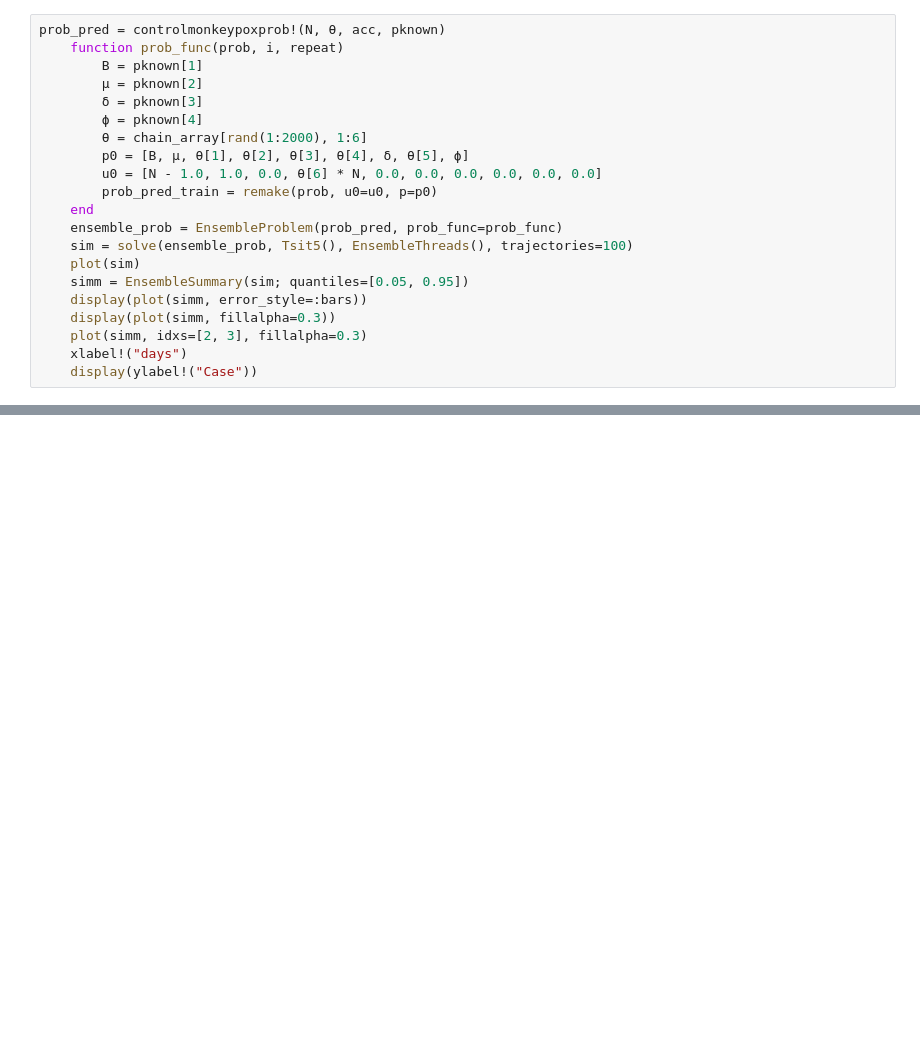
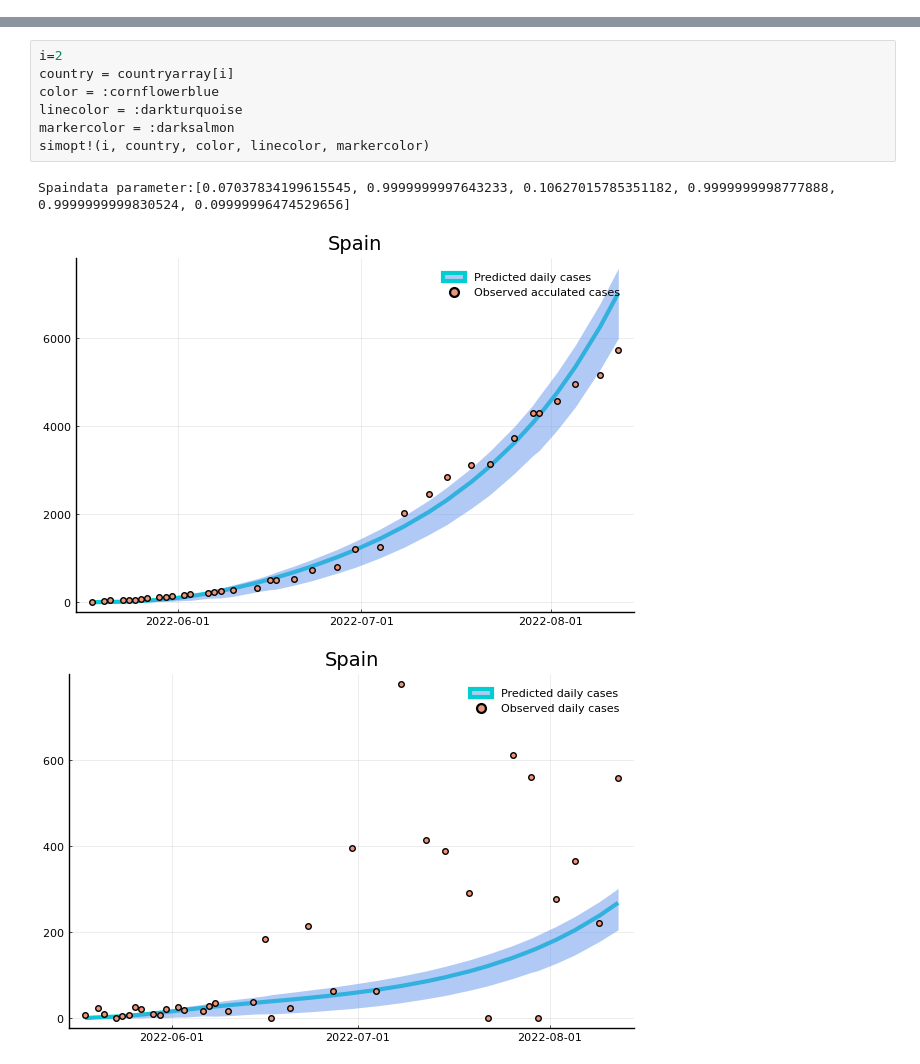
Before and after one commit to Song921012/Monkeypox.jl, a Jupyter notebook: reloadmultiplecontries.ipynb, the cells around one changed output, grey strips where cells are left out. Drawn from its saved outputs; the diff is of its cells as text; blank space fills up the shorter version.

```diff
--- a/reloadmultiplecontries.ipynb
+++ b/reloadmultiplecontries.ipynb
@@ -38,21 +0,0 @@ Error:
-# %%
-prob_pred = controlmonkeypoxprob!(N, θ, acc, pknown)
-    function prob_func(prob, i, repeat)
-        B = pknown[1]
-        μ = pknown[2]
-        δ = pknown[3]
-        ϕ = pknown[4]
-        θ = chain_array[rand(1:2000), 1:6]
-        p0 = [B, μ, θ[1], θ[2], θ[3], θ[4], δ, θ[5], ϕ]
-        u0 = [N - 1.0, 1.0, 0.0, θ[6] * N, 0.0, 0.0, 0.0, 0.0, 0.0, 0.0]
-        prob_pred_train = remake(prob, u0=u0, p=p0)
-    end
-    ensemble_prob = EnsembleProblem(prob_pred, prob_func=prob_func)
-    sim = solve(ensemble_prob, Tsit5(), EnsembleThreads(), trajectories=100)
-    plot(sim)
-    simm = EnsembleSummary(sim; quantiles=[0.05, 0.95])
-    display(plot(simm, error_style=:bars))
-    display(plot(simm, fillalpha=0.3))
-    plot(simm, idxs=[2, 3], fillalpha=0.3)
-    xlabel!("days")
-    display(ylabel!("Case"))
@@ -131,0 +87,11 @@ siminference!(1,"United States")
+# %%
+i=2
+country = countryarray[i]
+color = :cornflowerblue
+linecolor = :darkturquoise
+markercolor = :darksalmon
+simopt!(i, country, color, linecolor, markercolor)
+# %% [output]
+Spaindata parameter:[0.07037834199615545, 0.9999999997643233, 0.10627015785351182, 0.9999999998777888, 0.9999999999830524, 0.09999996474529656]
+[figure, added]
+[figure, added]
```
Also changed, not shown: parts of 9 cells of this notebook, 40 other files.
